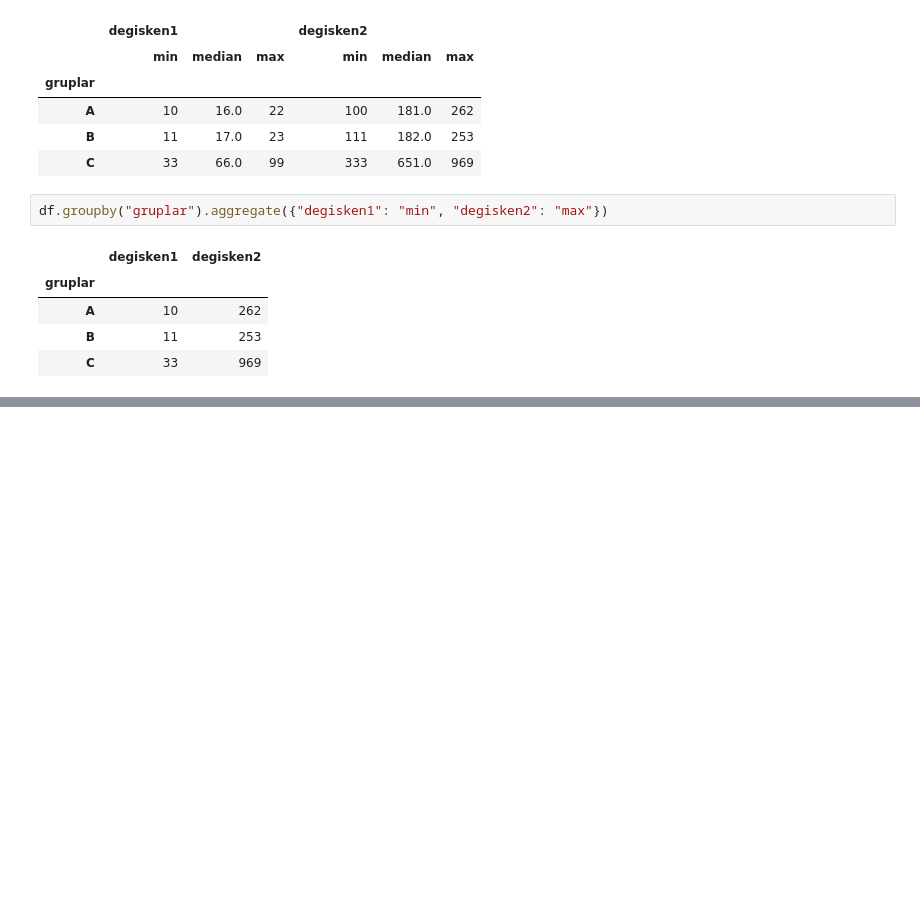
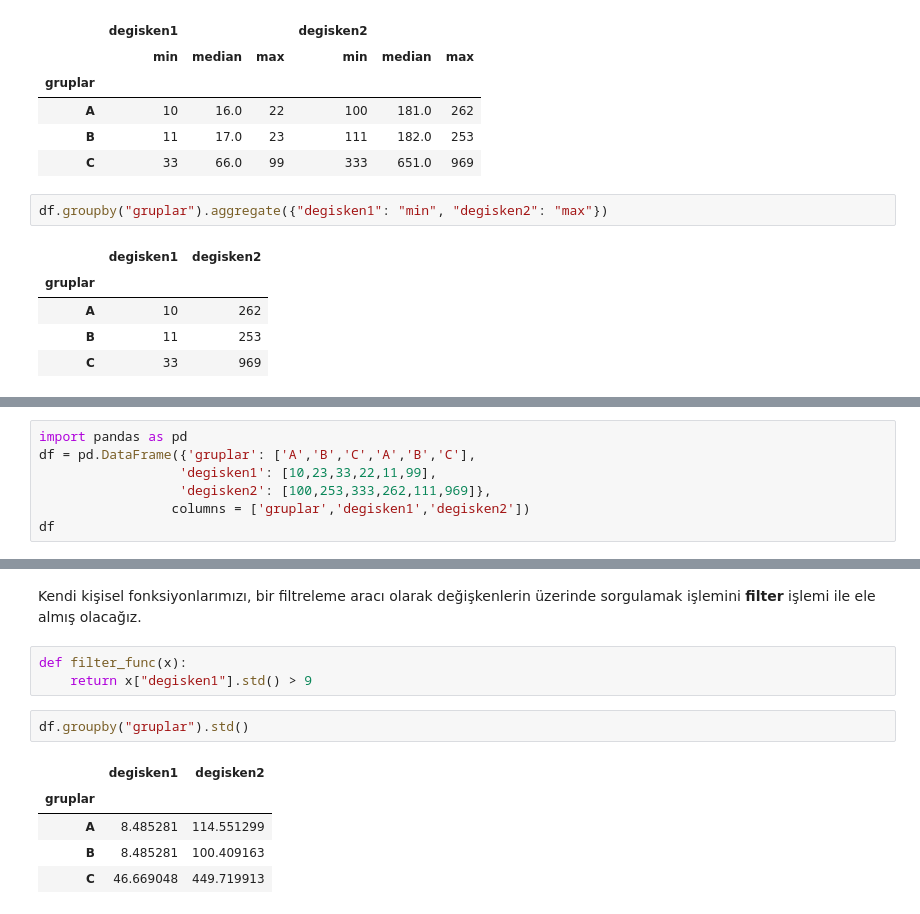
Before and after one commit to tahaasann/Data-Science-Course, a Jupyter notebook: veri_manipulasyonu.ipynb, the cells around one changed output, grey strips where cells are left out. Drawn from its saved outputs; the diff is of its cells as text; blank space fills up the shorter version.

Commit message:
Filter konusu eklendi

```diff
--- a/veri_manipulasyonu.ipynb
+++ b/veri_manipulasyonu.ipynb
@@ -2089,0 +2095,7 @@ df.groupby("gruplar").aggregate({"degisken1": "min", "degisken2": "max"})
+# %%
+import pandas as pd
+df = pd.DataFrame({'gruplar': ['A','B','C','A','B','C'],
+                  'degisken1': [10,23,33,22,11,99],
+                  'degisken2': [100,253,333,262,111,969]},
+                 columns = ['gruplar','degisken1','degisken2'])
+df
@@ -2089,0 +2110,14 @@ df.groupby("gruplar").aggregate({"degisken1": "min", "degisken2": "max"})
+# %% [markdown]
+Kendi kişisel fonksiyonlarımızı, bir filtreleme aracı olarak değişkenlerin üzerinde sorgulamak işlemini
+**filter** işlemi ile ele almış olacağız.
+# %%
+def filter_func(x):
+    return x["degisken1"].std() > 9
+# %%
+df.groupby("gruplar").std()
+# %% [output]
+|  | degisken1 | degisken2 |
+| gruplar |  |  |
+| A | 8.485281 | 114.551299 |
+| B | 8.485281 | 100.409163 |
+| C | 46.669048 | 449.719913 |
```
Also changed, not shown: parts of 4 cells of this notebook.
